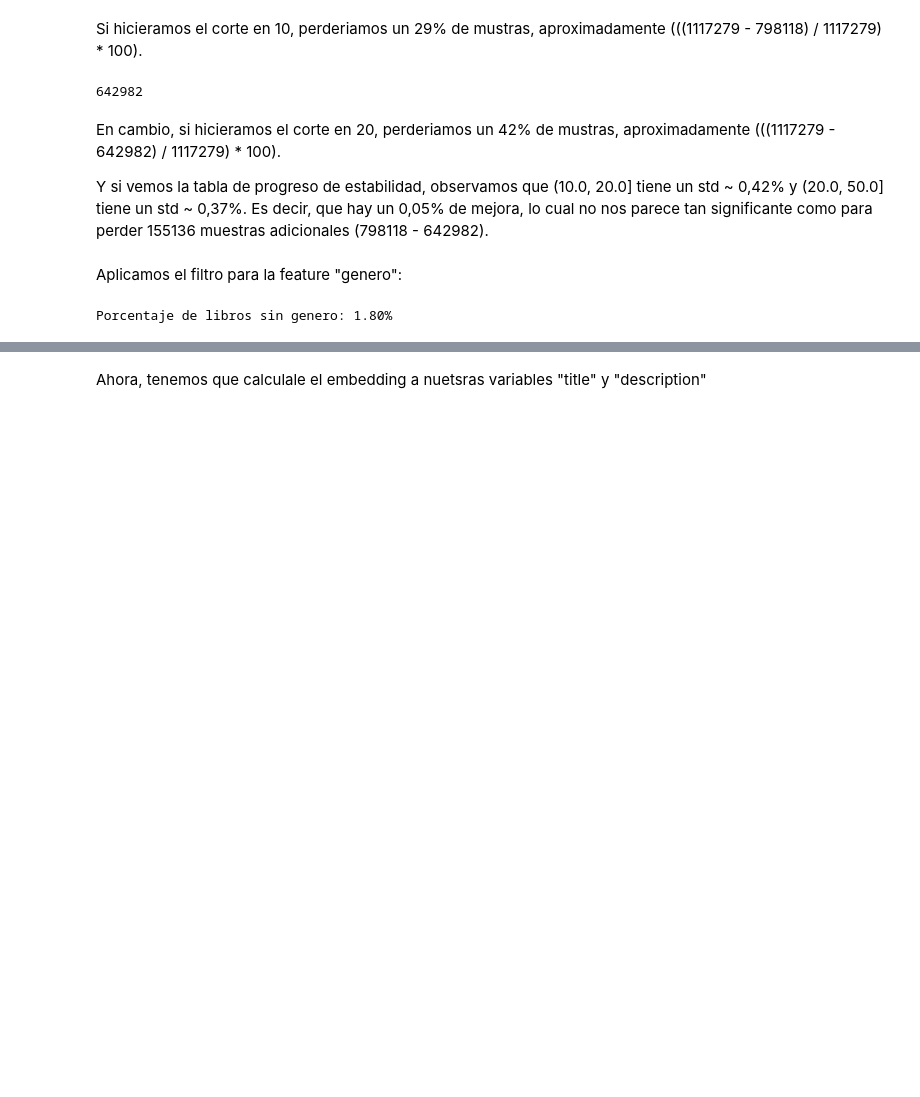
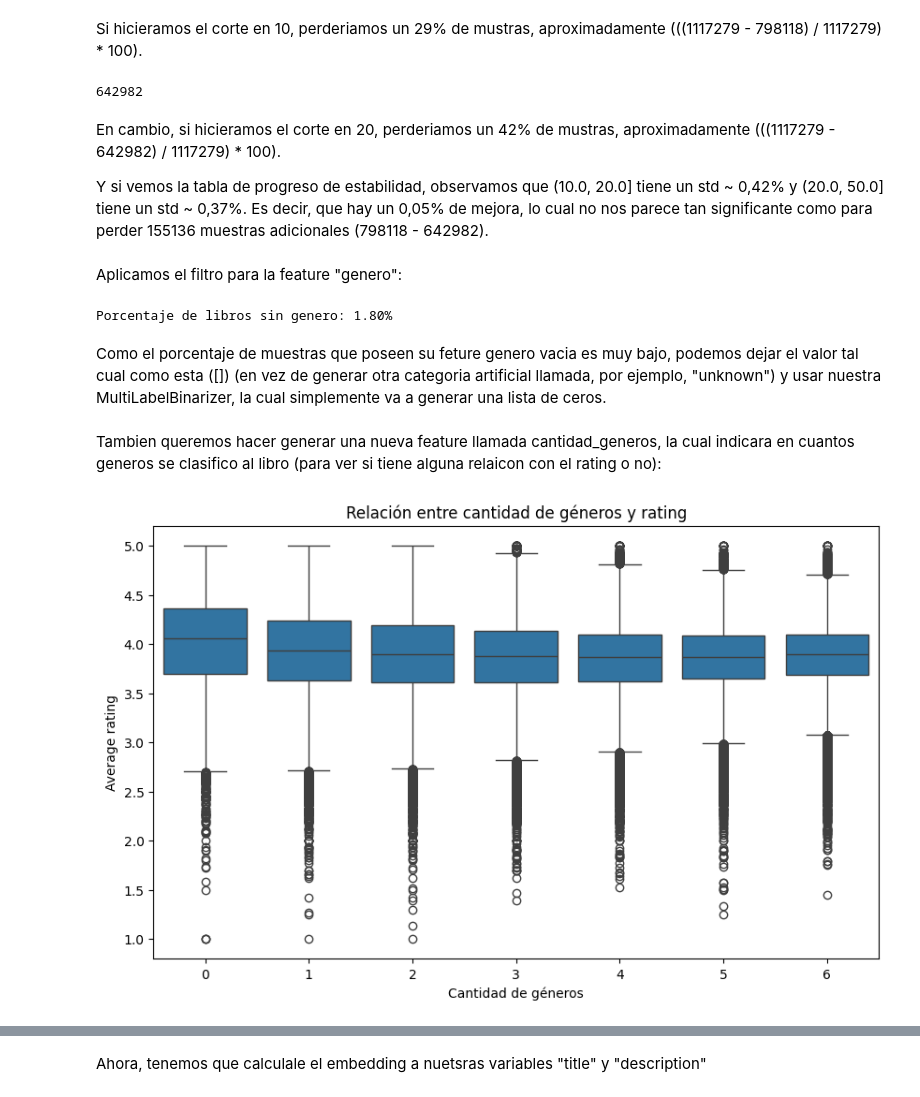
Before and after one commit to SolGarciaPereyra/Clasificador_Recomendador_Libros, a Jupyter notebook: eda_y_preprocesamiento.ipynb, the cells around one changed output, grey strips where cells are left out. Cells and saved outputs as stored; diff of their text form; code cells hidden in the pictures; blank space fills up the shorter version.

Commit message:
Agrego lo nuevo apra eda y prepro, creo que ya estaria casi temrinao, flata probar el embeding y generar los jsons para los sets

```diff
--- a/eda_y_preprocesamiento.ipynb
+++ b/eda_y_preprocesamiento.ipynb
@@ -906,3 +927,25 @@ sin_genero_s4 = (df_us_en_1_filtro["genres"].str.len() == 0).sum()
 print(f"Porcentaje de libros sin genero: {100*sin_genero_s4/len(df_us_en_1_filtro):.2f}%")
 # %% [output]
 Porcentaje de libros sin genero: 1.80%
+# %% [markdown]
+Como el porcentaje de muestras que poseen su feture genero vacia es muy bajo, podemos dejar el valor tal cual como esta ([]) (en vez de generar otra categoria artificial llamada, por ejemplo, "unknown") y usar nuestra MultiLabelBinarizer, la cual simplemente va a generar una lista de ceros.
+# %%
+#hago one hot de genero
+df_us_en_1_filtro = one_hot_format(df_us_en_1_filtro) #one hot de format
+df_us_en_1_filtro = multi_binarizer_genre(df_us_en_1_filtro) #multi binarizer de genero
+# %%
+df_us_en_1_filtro = one_hot_language(df_us_en_1_filtro) #one hot de language_code
+# %% [markdown]
+Tambien queremos hacer generar una nueva feature llamada cantidad_generos, la cual indicara en cuantos generos se clasifico al libro (para ver si tiene alguna relaicon con el rating o no):
+# %%
+df_us_en_1_filtro["cantidad_generos"] = df_us_en_1_filtro["genres"].apply(len)
+
+#Grafico la relacion entre cantidad_generos y average_rating:
+plt.figure(figsize = (10, 6))
+sns.boxplot(data = df_us_en_1_filtro, x = "cantidad_generos", y = "average_rating")
+plt.xlabel("Cantidad de géneros")
+plt.ylabel("Average rating")
+plt.title("Relación entre cantidad de géneros y rating")
+plt.show()
+# %% [output]
+[figure, added]
```
Also changed, not shown: parts of 12 cells of this notebook, 1 other file.
